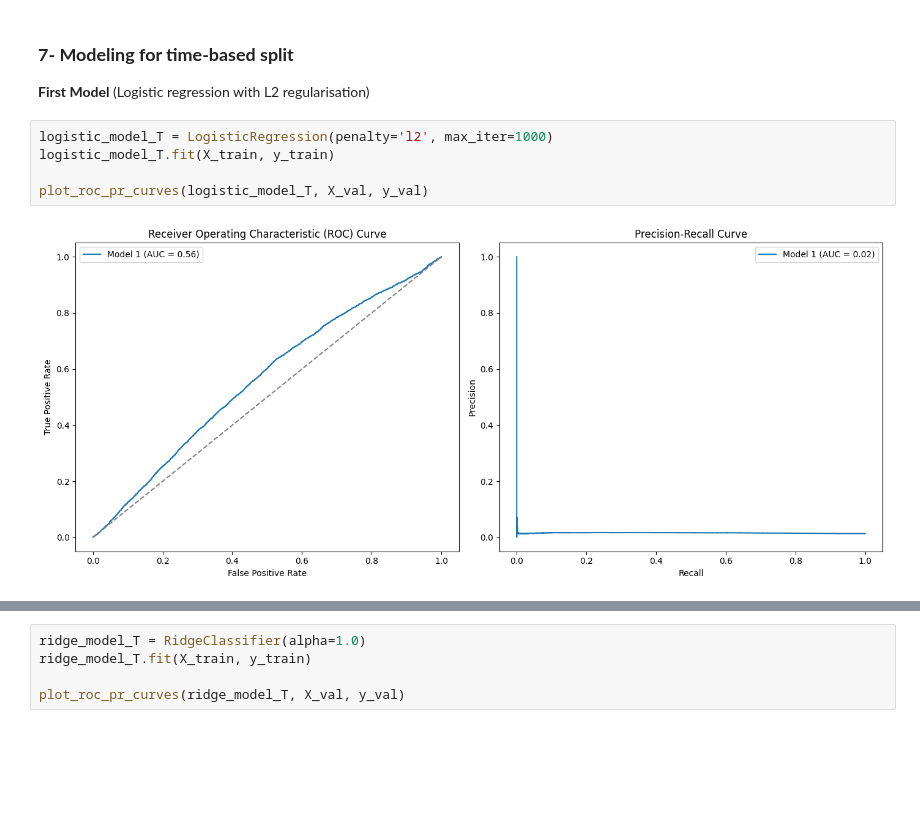
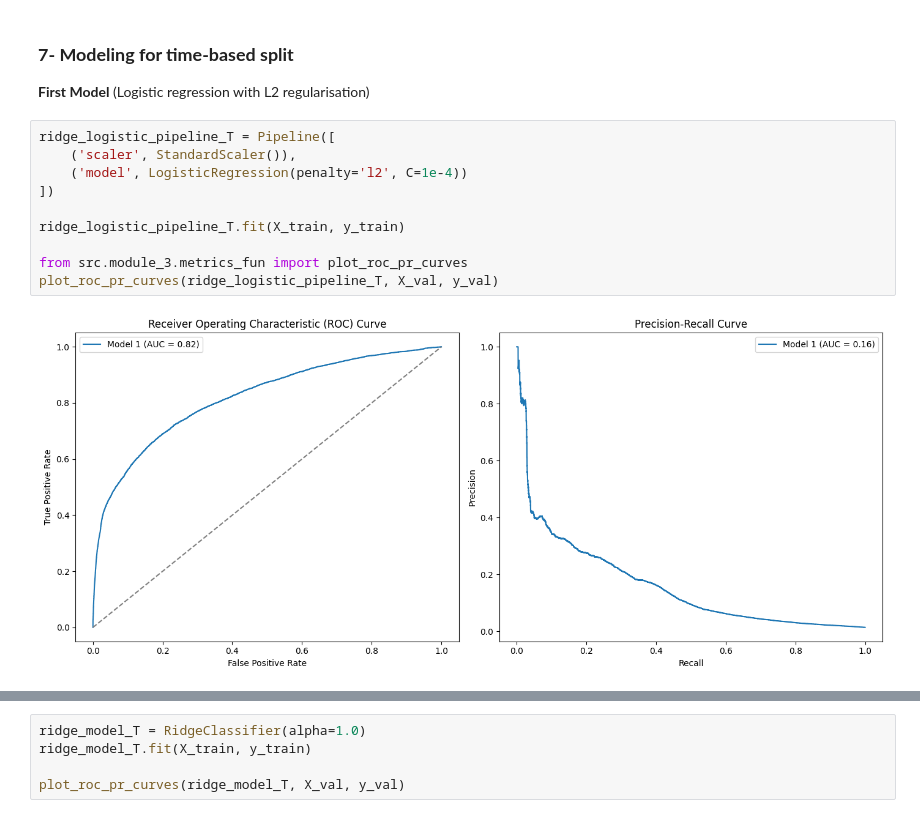
Before and after one commit to MiguelAlvarezHernanz/zrive-ds, a Jupyter notebook: src/module_3/exploration_phase.ipynb, the cells around one changed output, grey strips where cells are left out. Drawn from its saved outputs; the diff is of its cells as text; blank space fills up the shorter version.

```diff
--- a/src/module_3/exploration_phase.ipynb
+++ b/src/module_3/exploration_phase.ipynb
@@ -194,9 +207,14 @@ X_train, X_val, X_test, y_train, y_val, y_test = time_based_split(df, date_colum
 ### **7- Modeling for time-based split**
 **First Model** (Logistic regression with L2 regularisation)
 # %%
-logistic_model_T = LogisticRegression(penalty='l2', max_iter=1000)
-logistic_model_T.fit(X_train, y_train)
+ridge_logistic_pipeline_T = Pipeline([
+    ('scaler', StandardScaler()),
+    ('model', LogisticRegression(penalty='l2', C=1e-4))
+])
 
-plot_roc_pr_curves(logistic_model_T, X_val, y_val)
+ridge_logistic_pipeline_T.fit(X_train, y_train)
+
+from src.module_3.metrics_fun import plot_roc_pr_curves
+plot_roc_pr_curves(ridge_logistic_pipeline_T, X_val, y_val)
 # %% [output]
-[figure, old version]
+[figure, new version]
```
Also changed, not shown: parts of 22 cells of this notebook, 19 other files.
